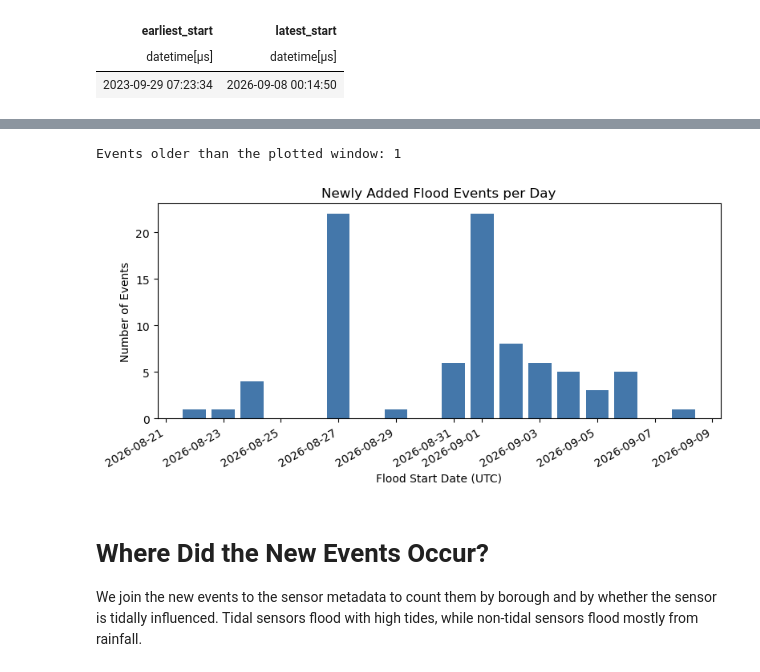
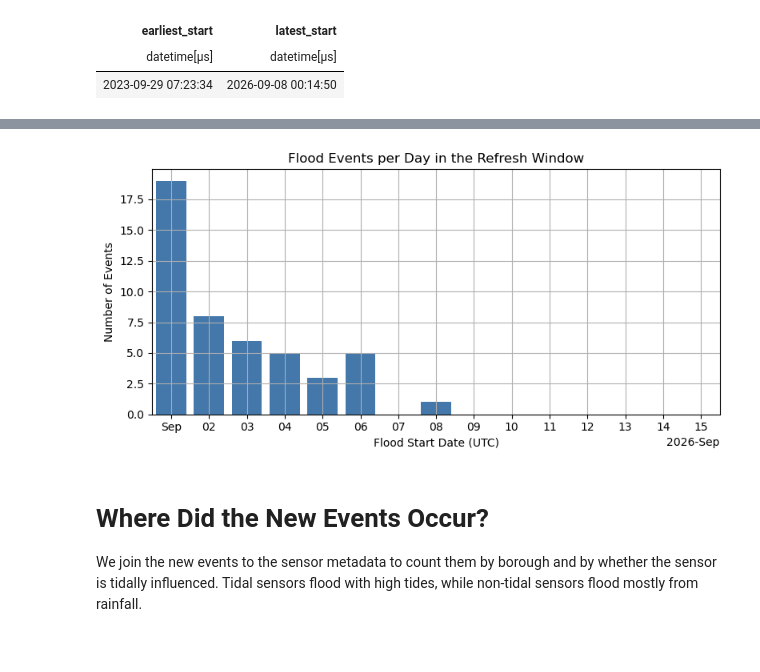
Before and after one commit to mebauer/floodnet-nyc-tutorial, a Jupyter notebook: 04-latest-refresh.ipynb, the cells around one changed output, grey strips where cells are left out. Cells and saved outputs as stored; diff of their text form; code cells hidden in the pictures.

Commit message:
Reformat plots in latest-refresh notebook

```diff
--- a/04-latest-refresh.ipynb
+++ b/04-latest-refresh.ipynb
@@ -72,0 +69,17 @@ Sensors with new events: 33
+# %%
+# Flood events published after the previous refresh
+new_df = floodnet.download_new_records(dataset_id, since=previous_created_at)
+
+# Refresh window as naive UTC datetimes, to match flood_start_time
+window_start = datetime.fromisoformat(previous_created_at).replace(tzinfo=None)
+window_end = datetime.fromisoformat(latest_created_at).replace(tzinfo=None)
+
+# New events that started within the refresh window
+window_df = new_df.filter(
+    pl.col("flood_start_time").is_between(window_start, window_end)
+)
+
+print(f"Events inserted in this refresh:     {new_df.height:,}")
+print(f"  Occurred in the refresh window:    {window_df.height:,}")
+print(f"  Late arrivals (earlier, post-QA):  {new_df.height - window_df.height:,}")
+print(f"Counts by unique sensors:            {new_df['sensor_id'].n_unique():,}")
@@ -90,29 +134,31 @@ Counting new events by start date shows which storm days produced them. We plot
 # %%
-# Keep events within 30 days of the latest new event
-window_start = new_df["flood_start_time"].max() - pl.duration(days=30)
-recent_df = new_df.filter(pl.col("flood_start_time") >= window_start)
-
-print(f"Events older than the plotted window: {new_df.height - recent_df.height}")
-
-# Count new events per day
+# Count new events per day within the refresh window
 daily_df = (
-    recent_df.group_by(pl.col("flood_start_time").dt.date().alias("date"))
+    window_df.group_by(pl.col("flood_start_time").dt.date().alias("date"))
     .len()
     .sort("date")
 )
 
 fig, ax = plt.subplots(figsize=(8, 4))
 ax.bar(daily_df["date"], daily_df["len"], color=floodnet.COLORBLIND_PALETTE[0])
 
-ax.set_title("Newly Added Flood Events per Day")
+ax.set_title("Flood Events per Day in the Refresh Window")
 ax.set_xlabel("Flood Start Date (UTC)")
 ax.set_ylabel("Number of Events")
-fig.autofmt_xdate(rotation=30, ha="right")
+
+# Show every day of the refresh window, including days without floods
+first_day = datetime.combine(window_start.date(), datetime.min.time())
+last_day = datetime.combine(window_end.date(), datetime.min.time())
+ax.set_xlim(first_day - timedelta(hours=12), last_day + timedelta(hours=12))
+
+locator = mdates.DayLocator()
+ax.xaxis.set_major_locator(locator)
+ax.xaxis.set_major_formatter(mdates.ConciseDateFormatter(locator))
+ax.grid(True)
 
 fig.tight_layout()
 # %% [output]
-Events older than the plotted window: 1
-[figure, old version]
+[figure, new version]
 # %% [markdown]
 # Where Did the New Events Occur?
 We join the new events to the sensor metadata to count them by borough and by whether the sensor is tidally influenced. Tidal sensors flood with high tides, while non-tidal sensors flood mostly from rainfall.
```
Also changed, not shown: parts of 16 cells of this notebook, 2 other files.
